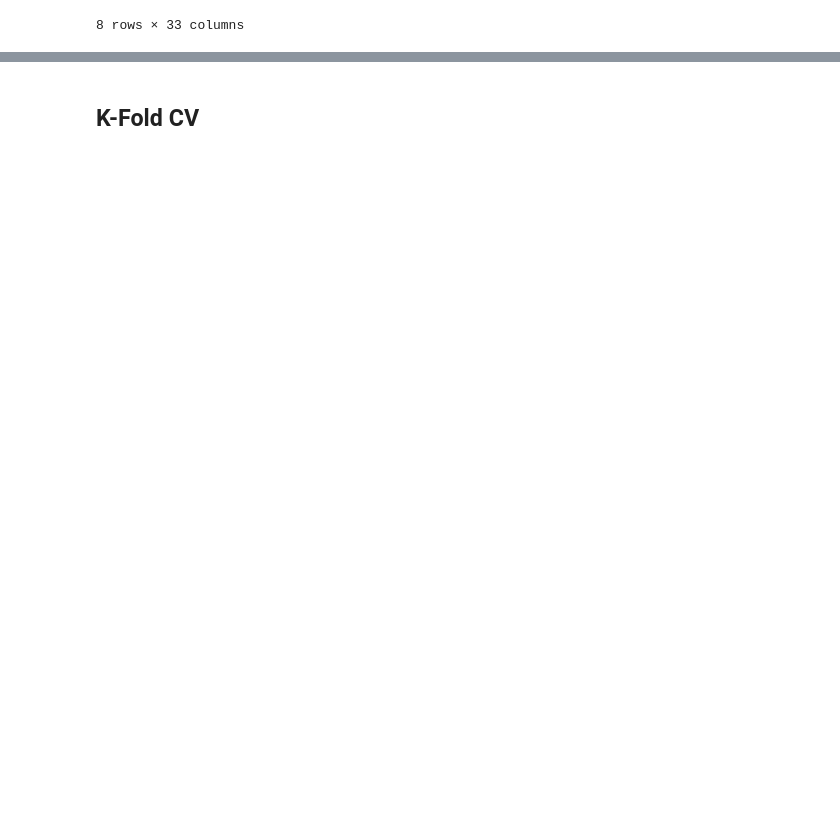
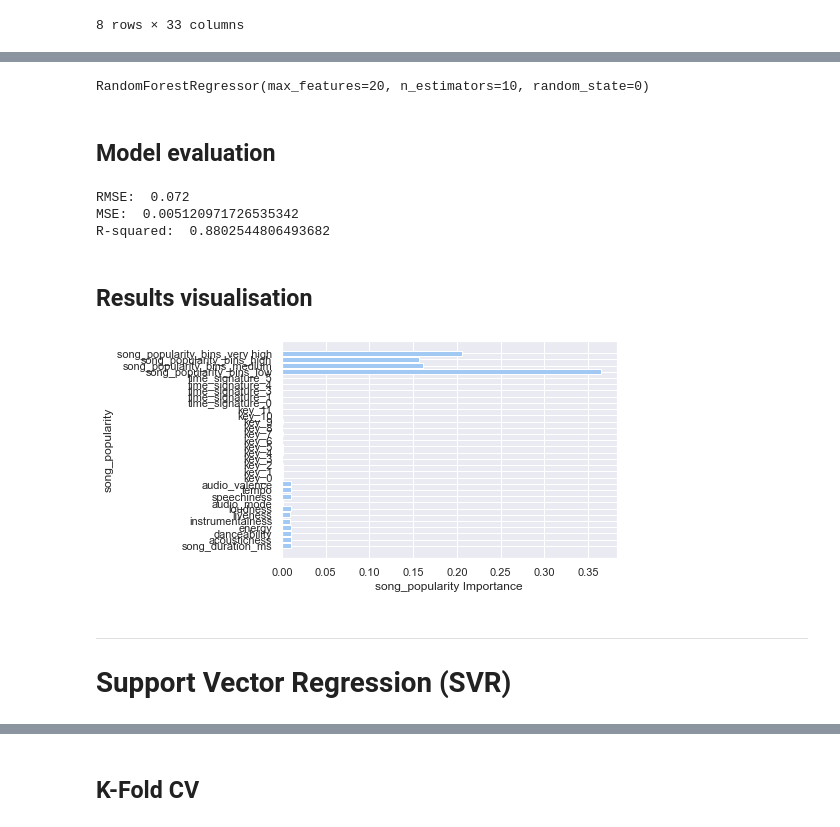
Before and after one commit to bohdan167/DAA, a Jupyter notebook: Datasets_&_Notebooks/Nosso Dataset/SongPopularity.ipynb, the cells around one changed output, grey strips where cells are left out. Cells and saved outputs as stored; diff of their text form; code cells hidden in the pictures; blank space fills up the shorter version.

```diff
--- a/Datasets_&_Notebooks/Nosso Dataset/SongPopularity.ipynb
+++ b/Datasets_&_Notebooks/Nosso Dataset/SongPopularity.ipynb
@@ -702,0 +385,22 @@ from sklearn import svm
+# %%
+from sklearn.tree import DecisionTreeRegressor
+from sklearn.model_selection import train_test_split
+from sklearn.metrics import mean_squared_error
+
+# Split the data into training and testing sets
+X_train_dt, X_test_dt, y_train_dt, y_test_dt = train_test_split(X, y, test_size = 0.6, random_state = 42)
+
+# create the decision tree model
+dt_regressor = DecisionTreeRegressor(criterion='mse', max_depth=4, min_samples_leaf=9, min_samples_split=2, random_state=0)
+
+# train the model on the training data
+dt_regressor.fit(X_train_dt, y_train_dt)
+
+# make predictions on the test data
+y_pred_dt = dt_regressor.predict(X_test_dt)
+
+# evaluate the model using the mean squared error metric
+mse = mean_squared_error(y_test_dt, y_pred_dt)
+
+# print the mean squared error
+print("Mean Squared Error: ", mse)
@@ -702,0 +478,51 @@ from sklearn import svm
+# %%
+#Import the regressor
+from sklearn.ensemble import RandomForestRegressor
+from sklearn.datasets import make_regression
+
+# Splitting the dataset into training and testing sets
+X_train_rf, X_test_rf, y_train_rf, y_test_rf = train_test_split(X, y, test_size = 0.2, random_state = 28)
+
+# Create regressor object
+rf_regressor = RandomForestRegressor(n_estimators = 10, min_samples_leaf=1, min_samples_split=2, max_features=20, random_state = 0)
+
+# Fit the Random Forest Regression to the dataset
+rf_regressor.fit(X_train_rf,y_train_rf)
+# %% [output]
+RandomForestRegressor(max_features=20, n_estimators=10, random_state=0)
+# %% [markdown]
+## Model evaluation
+# %%
+
+# Predicting the target values of the test set
+y_pred_rf = rf_regressor.predict(X_test_rf)
+
+# RMSE (Root Mean Square Error)
+rmse = float(format(np.sqrt(mean_squared_error(y_test_rf, y_pred_rf)), '.3f'))
+print("RMSE: ", rmse)
+
+mse = mean_squared_error(y_test_rf, y_pred_rf)
+print("MSE: ", mse)
+
+r2 = r2_score(y_test_rf, y_pred_rf)
+print("R-squared: ", r2)
+# %% [output]
+RMSE:  0.072
+MSE:  0.005120971726535342
+R-squared:  0.8802544806493682
+# %% [markdown]
+## Results visualisation
+# %%
+# get the feature importances
+importances = rf_regressor.feature_importances_
+
+# plot the feature importances
+plt.barh(X.columns, importances)
+plt.xlabel("song_popularity Importance")
+plt.ylabel("song_popularity")
+plt.show()
+# %% [output]
+[figure, added]
+# %% [markdown]
+---
+# Support Vector Regression (SVR)
```
Also changed, not shown: parts of 88 cells of this notebook, 3 other files.
